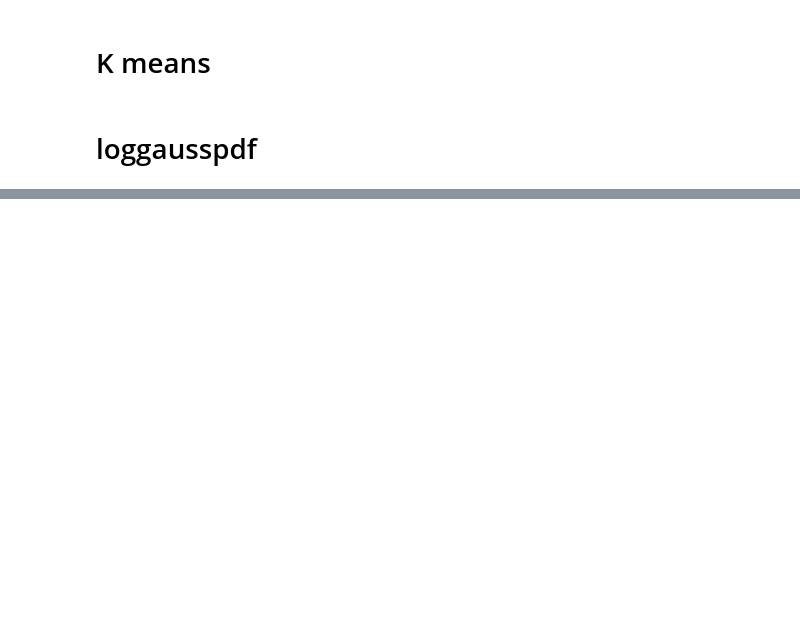
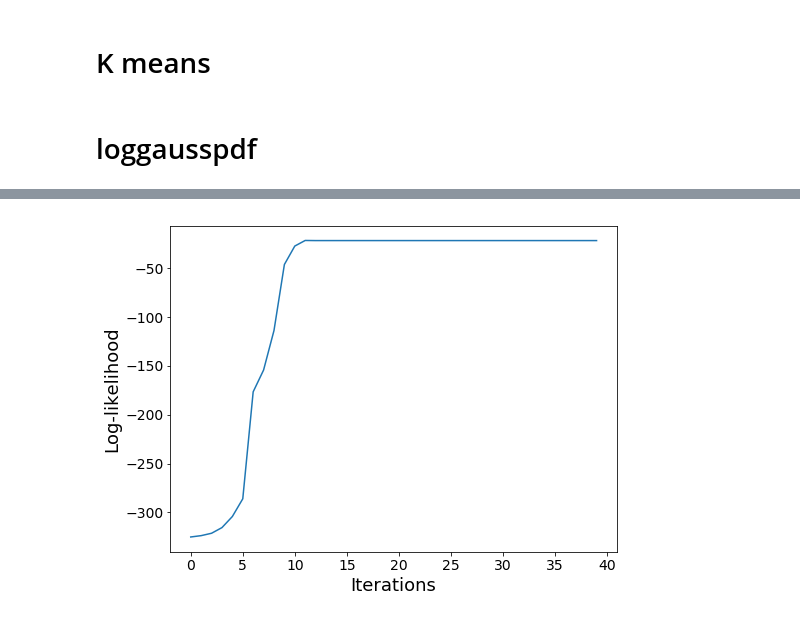
Before and after one commit to chunchentu/vectorization_ML, a Jupyter notebook: ML_profiling.ipynb, the cells around one changed output, grey strips where cells are left out. Cells and saved outputs as stored; diff of their text form; code cells hidden in the pictures; blank space fills up the shorter version.

```diff
--- a/ML_profiling.ipynb
+++ b/ML_profiling.ipynb
@@ -218,0 +283,31 @@ array([-10.04381281,  -9.22857961, -10.42569705,  -9.43930636,
+# %%
+def GMM(X, K):
+    # X: data N x D
+    # K: number of clusters
+    N = X.shape[0]
+
+    J = np.arange(N)
+    V = np.ones(N)
+
+    cluster_assign = np.random.choice(K, N)
+    E = scipy.sparse.coo_matrix((V,(cluster_assign,J)),shape=(K, N)).toarray()
+
+    ll_rec = []
+    for it in range(40):
+        mu_hat, Sigma_hat = Maximization(X, E)
+        E, ll = Expectation(X, mu_hat, Sigma_hat)
+        ll_rec.append(ll)
+
+    return mu_hat, Sigma_hat, ll_rec
+# %%
+np.random.seed(1234)
+mu_hat, Sigma_hat, ll = GMM(X, K=3)
+f, ax = plt.subplots(1, 1, figsize=(8, 6))
+ax.plot(ll)
+ax.set_xlabel("Iterations", fontsize=18)
+ax.set_ylabel("Log-likelihood", fontsize=18)
+ax.xaxis.set_tick_params(labelsize=14)
+ax.yaxis.set_tick_params(labelsize=14)
+f.savefig("fig_GMM_ll.png")
+# %% [output]
+[figure, added]
```
Also changed, not shown: parts of 22 cells of this notebook.
